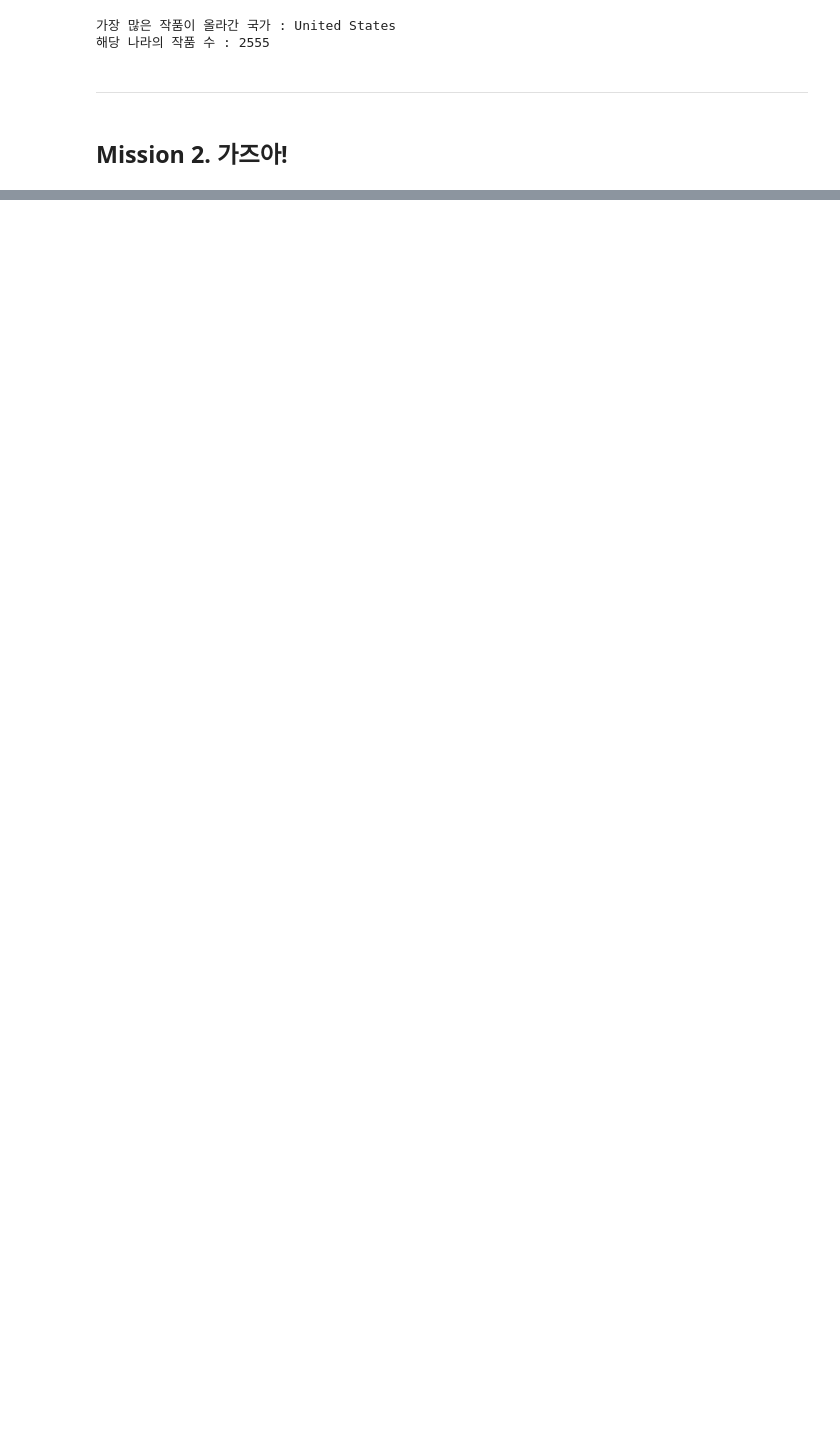
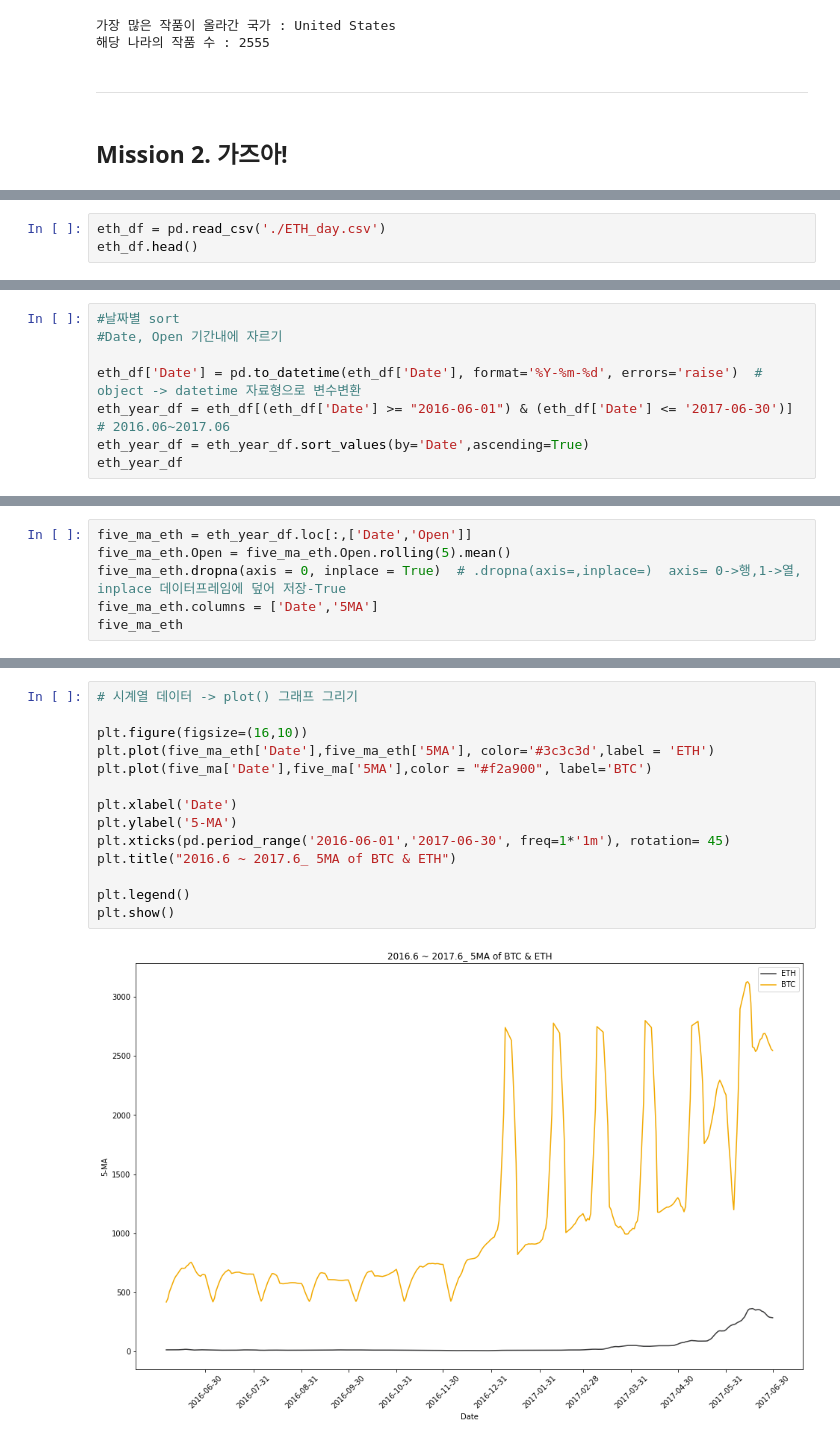
Before and after one commit to super-corini/programmers_kdt_II, a Jupyter notebook: 5. Day5 mission.ipynb, the cells around one changed output, grey strips where cells are left out. Saved outputs shown, nothing was run; the diff lists cells and outputs as text; blank space fills up the shorter version.

```diff
--- a/5. Day5 mission.ipynb
+++ b/5. Day5 mission.ipynb
@@ -132,0 +191,3 @@ bit_df
+# %%
+eth_df = pd.read_csv('./ETH_day.csv')
+eth_df.head()
@@ -132,0 +201,8 @@ bit_df
+# %%
+#날짜별 sort
+#Date, Open 기간내에 자르기
+
+eth_df['Date'] = pd.to_datetime(eth_df['Date'], format='%Y-%m-%d', errors='raise')  # object -> datetime 자료형으로 변수변환
+eth_year_df = eth_df[(eth_df['Date'] >= "2016-06-01") & (eth_df['Date'] <= '2017-06-30')] # 2016.06~2017.06
+eth_year_df = eth_year_df.sort_values(by='Date',ascending=True)
+eth_year_df
@@ -132,0 +223,6 @@ bit_df
+# %%
+five_ma_eth = eth_year_df.loc[:,['Date','Open']]
+five_ma_eth.Open = five_ma_eth.Open.rolling(5).mean()
+five_ma_eth.dropna(axis = 0, inplace = True)  # .dropna(axis=,inplace=)  axis= 0->행,1->열, inplace 데이터프레임에 덮어 저장-True
+five_ma_eth.columns = ['Date','5MA']
+five_ma_eth
@@ -132,0 +243,16 @@ bit_df
+# %%
+# 시계열 데이터 -> plot() 그래프 그리기
+
+plt.figure(figsize=(16,10))
+plt.plot(five_ma_eth['Date'],five_ma_eth['5MA'], color='#3c3c3d',label = 'ETH')
+plt.plot(five_ma['Date'],five_ma['5MA'],color = "#f2a900", label='BTC')
+
+plt.xlabel('Date')
+plt.ylabel('5-MA')
+plt.xticks(pd.period_range('2016-06-01','2017-06-30', freq=1*'1m'), rotation= 45)
+plt.title("2016.6 ~ 2017.6_ 5MA of BTC & ETH")
+
+plt.legend()
+plt.show()
+# %% [output]
+[figure, added]
```
Also changed, not shown: parts of 12 cells of this notebook, 1 other file.
